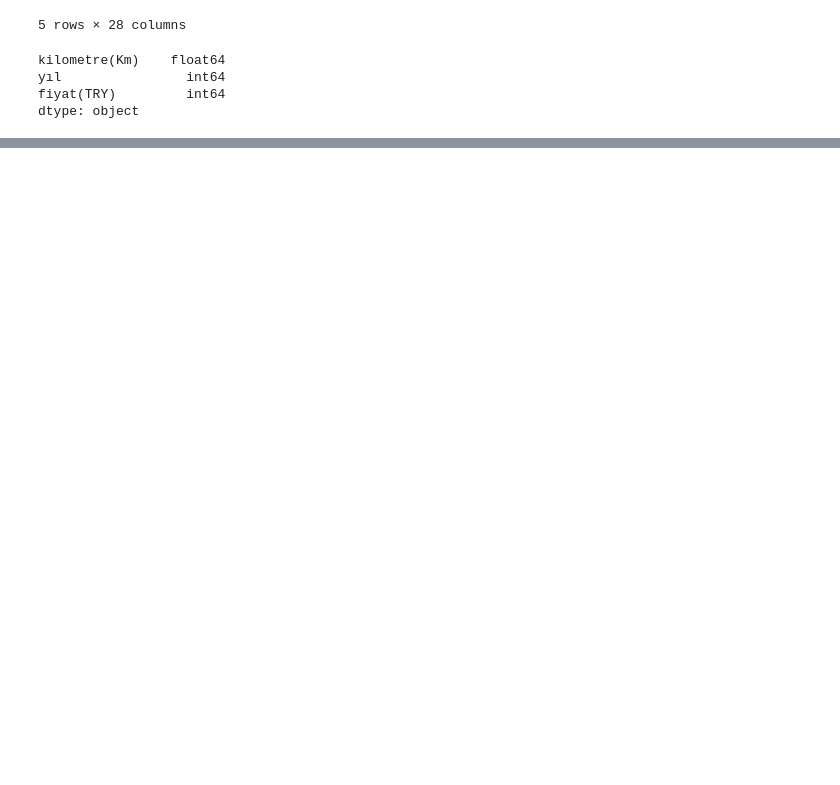
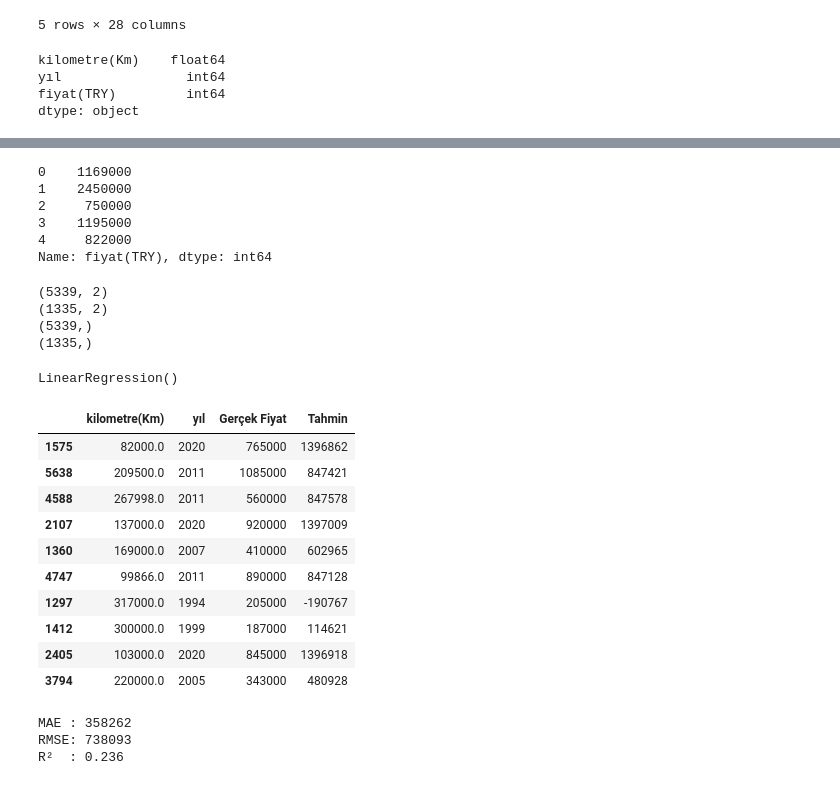
Before and after one commit to selcanakturk/carsight, a Jupyter notebook: notebooks/03_baseline_model.ipynb, the cells around one changed output, grey strips where cells are left out. Saved outputs shown, nothing was run; the diff lists cells and outputs as text; code cells hidden in the pictures; blank space fills up the shorter version.

Commit message:
Complete preprocessing and baseline ML model

```diff
--- a/notebooks/03_baseline_model.ipynb
+++ b/notebooks/03_baseline_model.ipynb
@@ -29,0 +39,9 @@ y = df["fiyat(TRY)"]
+# %%
+y.head()
+# %% [output]
+0    1169000
+1    2450000
+2     750000
+3    1195000
+4     822000
+Name: fiyat(TRY), dtype: int64
@@ -29,0 +50,18 @@ y = df["fiyat(TRY)"]
+# %%
+X_train, X_test, y_train, y_test = train_test_split(
+    X,
+    y,
+    test_size=0.2,
+    random_state=42
+)
+# %%
+print(X_train.shape)
+print(X_test.shape)
+
+print(y_train.shape)
+print(y_test.shape)
+# %% [output]
+(5339, 2)
+(1335, 2)
+(5339,)
+(1335,)
@@ -29,0 +70,27 @@ y = df["fiyat(TRY)"]
+# %%
+model = LinearRegression()
+# %%
+model.fit(X_train, y_train)
+# %% [output]
+LinearRegression()
+# %%
+y_pred = model.predict(X_test)
+# %%
+predictions = X_test.copy()
+
+predictions["Gerçek Fiyat"] = y_test.values
+predictions["Tahmin"] = y_pred.astype(int)
+
+predictions.head(10)
+# %% [output]
+|  | kilometre(Km) | yıl | Gerçek Fiyat | Tahmin |
+| 1575 | 82000.0 | 2020 | 765000 | 1396862 |
+| 5638 | 209500.0 | 2011 | 1085000 | 847421 |
+| 4588 | 267998.0 | 2011 | 560000 | 847578 |
+| 2107 | 137000.0 | 2020 | 920000 | 1397009 |
+| 1360 | 169000.0 | 2007 | 410000 | 602965 |
+| 4747 | 99866.0 | 2011 | 890000 | 847128 |
+| 1297 | 317000.0 | 1994 | 205000 | -190767 |
+| 1412 | 300000.0 | 1999 | 187000 | 114621 |
+| 2405 | 103000.0 | 2020 | 845000 | 1396918 |
+| 3794 | 220000.0 | 2005 | 343000 | 480928 |
@@ -29,0 +105,14 @@ y = df["fiyat(TRY)"]
+# %%
+mae = mean_absolute_error(y_test, y_pred)
+
+rmse = np.sqrt(mean_squared_error(y_test, y_pred))
+
+r2 = r2_score(y_test, y_pred)
+
+print("MAE :", round(mae))
+print("RMSE:", round(rmse))
+print("R²  :", round(r2, 3))
+# %% [output]
+MAE : 358262
+RMSE: 738093
+R²  : 0.236
```
Also changed, not shown: parts of 4 cells of this notebook.
